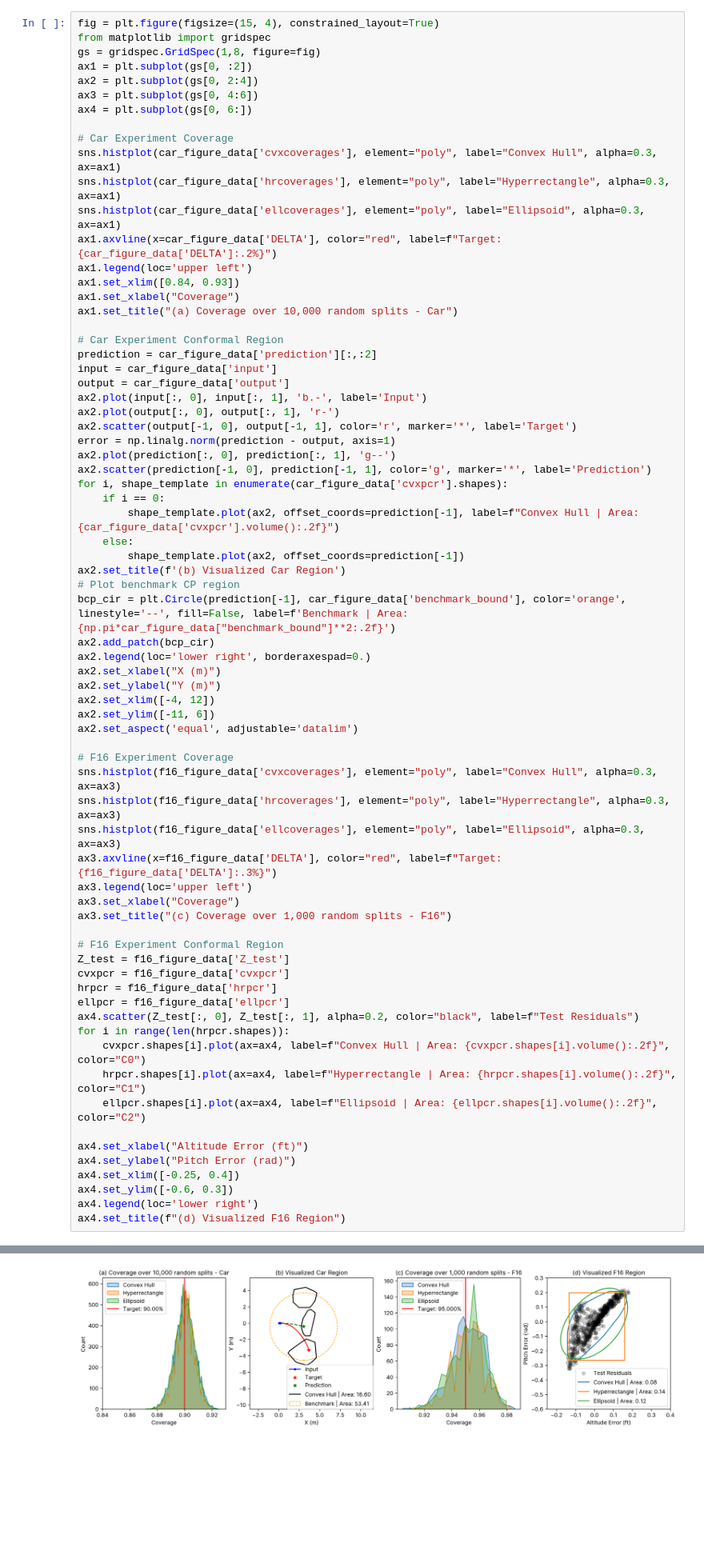
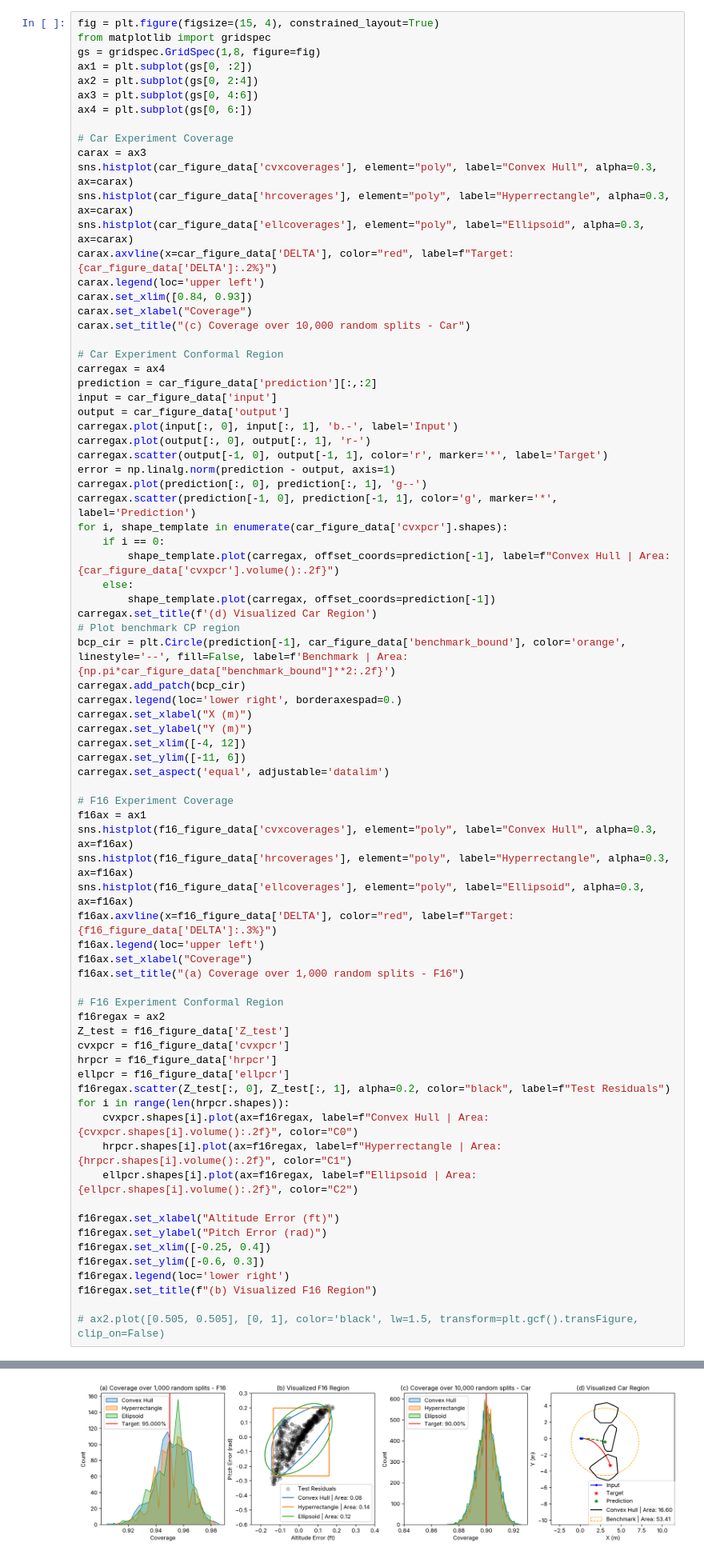
Before and after one commit to nandantumu/conformal_region_designer, a Jupyter notebook: notebooks/case-studies/figure_gen.ipynb, the cells around one changed output, grey strips where cells are left out. Shown at 80% size. Drawn from its saved outputs; the diff is of its cells as text; blank space fills up the shorter version.

```diff
--- a/notebooks/case-studies/figure_gen.ipynb
+++ b/notebooks/case-studies/figure_gen.ipynb
@@ -16,65 +16,71 @@ ax3 = plt.subplot(gs[0, 4:6])
 ax4 = plt.subplot(gs[0, 6:])
 
 # Car Experiment Coverage
-sns.histplot(car_figure_data['cvxcoverages'], element="poly", label="Convex Hull", alpha=0.3, ax=ax1)
-sns.histplot(car_figure_data['hrcoverages'], element="poly", label="Hyperrectangle", alpha=0.3, ax=ax1)
-sns.histplot(car_figure_data['ellcoverages'], element="poly", label="Ellipsoid", alpha=0.3, ax=ax1)
-ax1.axvline(x=car_figure_data['DELTA'], color="red", label=f"Target: {car_figure_data['DELTA']:.2%}")
-ax1.legend(loc='upper left')
-ax1.set_xlim([0.84, 0.93])
-ax1.set_xlabel("Coverage")
-ax1.set_title("(a) Coverage over 10,000 random splits - Car")
+carax = ax3
+sns.histplot(car_figure_data['cvxcoverages'], element="poly", label="Convex Hull", alpha=0.3, ax=carax)
+sns.histplot(car_figure_data['hrcoverages'], element="poly", label="Hyperrectangle", alpha=0.3, ax=carax)
+sns.histplot(car_figure_data['ellcoverages'], element="poly", label="Ellipsoid", alpha=0.3, ax=carax)
+carax.axvline(x=car_figure_data['DELTA'], color="red", label=f"Target: {car_figure_data['DELTA']:.2%}")
+carax.legend(loc='upper left')
+carax.set_xlim([0.84, 0.93])
+carax.set_xlabel("Coverage")
+carax.set_title("(c) Coverage over 10,000 random splits - Car")
 
 # Car Experiment Conformal Region
+carregax = ax4
 prediction = car_figure_data['prediction'][:,:2]
 input = car_figure_data['input']
 output = car_figure_data['output']
-ax2.plot(input[:, 0], input[:, 1], 'b.-', label='Input')
-ax2.plot(output[:, 0], output[:, 1], 'r-')
-ax2.scatter(output[-1, 0], output[-1, 1], color='r', marker='*', label='Target')
+carregax.plot(input[:, 0], input[:, 1], 'b.-', label='Input')
+carregax.plot(output[:, 0], output[:, 1], 'r-')
+carregax.scatter(output[-1, 0], output[-1, 1], color='r', marker='*', label='Target')
 error = np.linalg.norm(prediction - output, axis=1)
-ax2.plot(prediction[:, 0], prediction[:, 1], 'g--')
-ax2.scatter(prediction[-1, 0], prediction[-1, 1], color='g', marker='*', label='Prediction')
+carregax.plot(prediction[:, 0], prediction[:, 1], 'g--')
+carregax.scatter(prediction[-1, 0], prediction[-1, 1], color='g', marker='*', label='Prediction')
 for i, shape_template in enumerate(car_figure_data['cvxpcr'].shapes):
     if i == 0:
-        shape_template.plot(ax2, offset_coords=prediction[-1], label=f"Convex Hull | Area: {car_figure_data['cvxpcr'].volume():.2f}")
+        shape_template.plot(carregax, offset_coords=prediction[-1], label=f"Convex Hull | Area: {car_figure_data['cvxpcr'].volume():.2f}")
     else:
-        shape_template.plot(ax2, offset_coords=prediction[-1])
-ax2.set_title(f'(b) Visualized Car Region')
+        shape_template.plot(carregax, offset_coords=prediction[-1])
+carregax.set_title(f'(d) Visualized Car Region')
 # Plot benchmark CP region
 bcp_cir = plt.Circle(prediction[-1], car_figure_data['benchmark_bound'], color='orange', linestyle='--', fill=False, label=f'Benchmark | Area: {np.pi*car_figure_data["benchmark_bound"]**2:.2f}')
-ax2.add_patch(bcp_cir)
-ax2.legend(loc='lower right', borderaxespad=0.)
-ax2.set_xlabel("X (m)")
-ax2.set_ylabel("Y (m)")
-ax2.set_xlim([-4, 12])
-ax2.set_ylim([-11, 6])
-ax2.set_aspect('equal', adjustable='datalim')
+carregax.add_patch(bcp_cir)
+carregax.legend(loc='lower right', borderaxespad=0.)
+carregax.set_xlabel("X (m)")
+carregax.set_ylabel("Y (m)")
+carregax.set_xlim([-4, 12])
+carregax.set_ylim([-11, 6])
+carregax.set_aspect('equal', adjustable='datalim')
 
 # F16 Experiment Coverage
-sns.histplot(f16_figure_data['cvxcoverages'], element="poly", label="Convex Hull", alpha=0.3, ax=ax3)
-sns.histplot(f16_figure_data['hrcoverages'], element="poly", label="Hyperrectangle", alpha=0.3, ax=ax3)
-sns.histplot(f16_figure_data['ellcoverages'], element="poly", label="Ellipsoid", alpha=0.3, ax=ax3)
-ax3.axvline(x=f16_figure_data['DELTA'], color="red", label=f"Target: {f16_figure_data['DELTA']:.3%}")
-ax3.legend(loc='upper left')
-ax3.set_xlabel("Coverage")
-ax3.set_title("(c) Coverage over 1,000 random splits - F16")
+f16ax = ax1
+sns.histplot(f16_figure_data['cvxcoverages'], element="poly", label="Convex Hull", alpha=0.3, ax=f16ax)
+sns.histplot(f16_figure_data['hrcoverages'], element="poly", label="Hyperrectangle", alpha=0.3, ax=f16ax)
+sns.histplot(f16_figure_data['ellcoverages'], element="poly", label="Ellipsoid", alpha=0.3, ax=f16ax)
+f16ax.axvline(x=f16_figure_data['DELTA'], color="red", label=f"Target: {f16_figure_data['DELTA']:.3%}")
+f16ax.legend(loc='upper left')
+f16ax.set_xlabel("Coverage")
+f16ax.set_title("(a) Coverage over 1,000 random splits - F16")
 
 # F16 Experiment Conformal Region
+f16regax = ax2
 Z_test = f16_figure_data['Z_test']
 cvxpcr = f16_figure_data['cvxpcr']
 hrpcr = f16_figure_data['hrpcr']
 ellpcr = f16_figure_data['ellpcr']
-ax4.scatter(Z_test[:, 0], Z_test[:, 1], alpha=0.2, color="black", label=f"Test Residuals")
+f16regax.scatter(Z_test[:, 0], Z_test[:, 1], alpha=0.2, color="black", label=f"Test Residuals")
 for i in range(len(hrpcr.shapes)):
-    cvxpcr.shapes[i].plot(ax=ax4, label=f"Convex Hull | Area: {cvxpcr.shapes[i].volume():.2f}", color="C0")
-    hrpcr.shapes[i].plot(ax=ax4, label=f"Hyperrectangle | Area: {hrpcr.shapes[i].volume():.2f}", color="C1")
-    ellpcr.shapes[i].plot(ax=ax4, label=f"Ellipsoid | Area: {ellpcr.shapes[i].volume():.2f}", color="C2")
+    cvxpcr.shapes[i].plot(ax=f16regax, label=f"Convex Hull | Area: {cvxpcr.shapes[i].volume():.2f}", color="C0")
+    hrpcr.shapes[i].plot(ax=f16regax, label=f"Hyperrectangle | Area: {hrpcr.shapes[i].volume():.2f}", color="C1")
+    ellpcr.shapes[i].plot(ax=f16regax, label=f"Ellipsoid | Area: {ellpcr.shapes[i].volume():.2f}", color="C2")
 
-ax4.set_xlabel("Altitude Error (ft)")
-ax4.set_ylabel("Pitch Error (rad)")
-ax4.set_xlim([-0.25, 0.4])
-ax4.set_ylim([-0.6, 0.3])
-ax4.legend(loc='lower right')
-ax4.set_title(f"(d) Visualized F16 Region")
+f16regax.set_xlabel("Altitude Error (ft)")
+f16regax.set_ylabel("Pitch Error (rad)")
+f16regax.set_xlim([-0.25, 0.4])
+f16regax.set_ylim([-0.6, 0.3])
+f16regax.legend(loc='lower right')
+f16regax.set_title(f"(b) Visualized F16 Region")
+
+# ax2.plot([0.505, 0.505], [0, 1], color='black', lw=1.5, transform=plt.gcf().transFigure, clip_on=False)
 # %% [output]
@@ -82 +88 @@ Text(0.5, 1.0, '(d) Visualized F16 Region')
-[figure, old version]
+[figure, new version]
```
Also changed, not shown: parts of 1 cell of this notebook, 4 other files.
